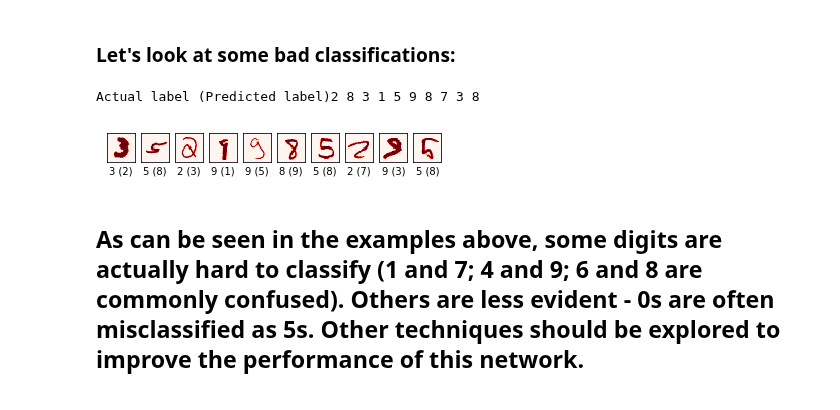
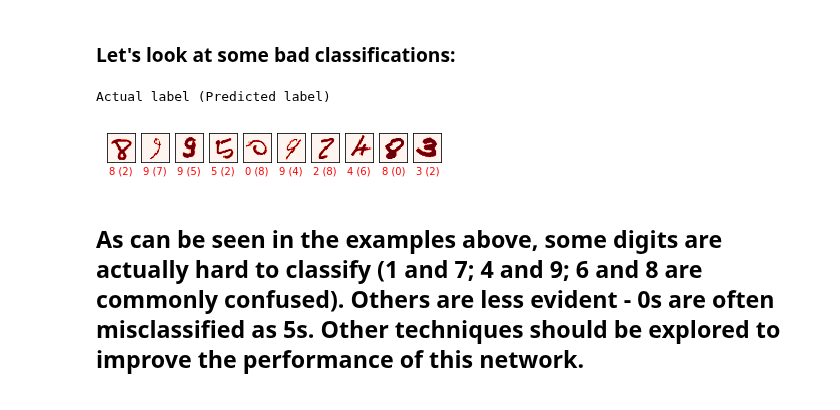
Before and after one commit to kvenkman/mnist_demo, a Jupyter notebook: DL_NN Chapter 1.ipynb, the cells around one changed output. Cells and saved outputs as stored; diff of their text form; code cells hidden in the pictures.

Commit message:
Tweaked the visualizations

```diff
--- a/DL_NN Chapter 1.ipynb
+++ b/DL_NN Chapter 1.ipynb
@@ -246,31 +246,31 @@ Time taken to train the network: 255.94427263100033 seconds
 # %%
 misclassified = bad_classifications(net, test_data_copy)
 
 predicted_labels = "Actual label (Predicted label)"
 
 n_examples = 10
 for i in range(n_examples):
     index = random.randint(0, len(misclassified))
     (x, y, z) = misclassified[index]
-    predicted_labels += str(z) + " "
-    actual_labels += str(y) + " "
     plt.subplot(1, n_examples, i+1)
     if(z == y):
         plt.imshow(x.reshape(28, 28), cmap = 'Greens')
+        color = 'green'
     else:
         plt.imshow(x.reshape(28, 28), cmap = 'Reds')
+        color = 'red'
 
     plt.xticks([])
     plt.yticks([])
     #plt.gca().axes.get_yaxis().set_visible(False)
     #plt.gca().axes.get_xaxis().set_visible(False)
-    plt.xlabel(str(y) + " ("+str(z)+")")
+    plt.xlabel(str(y) + " ("+str(z)+")", color = color)
 
 
 print(predicted_labels)
 # %% [output]
-Actual label (Predicted label)2 8 3 1 5 9 8 7 3 8
+Actual label (Predicted label)
-[figure, old version]
+[figure, new version]
 # %% [markdown]
 ## As can be seen in the examples above, some digits are actually hard to classify (1 and 7; 4 and 9; 6 and 8 are commonly confused). Others are less evident - 0s are often misclassified as 5s. Other techniques should be explored to improve the performance of this network.
 
```
Also changed, not shown: parts of 6 cells of this notebook.
